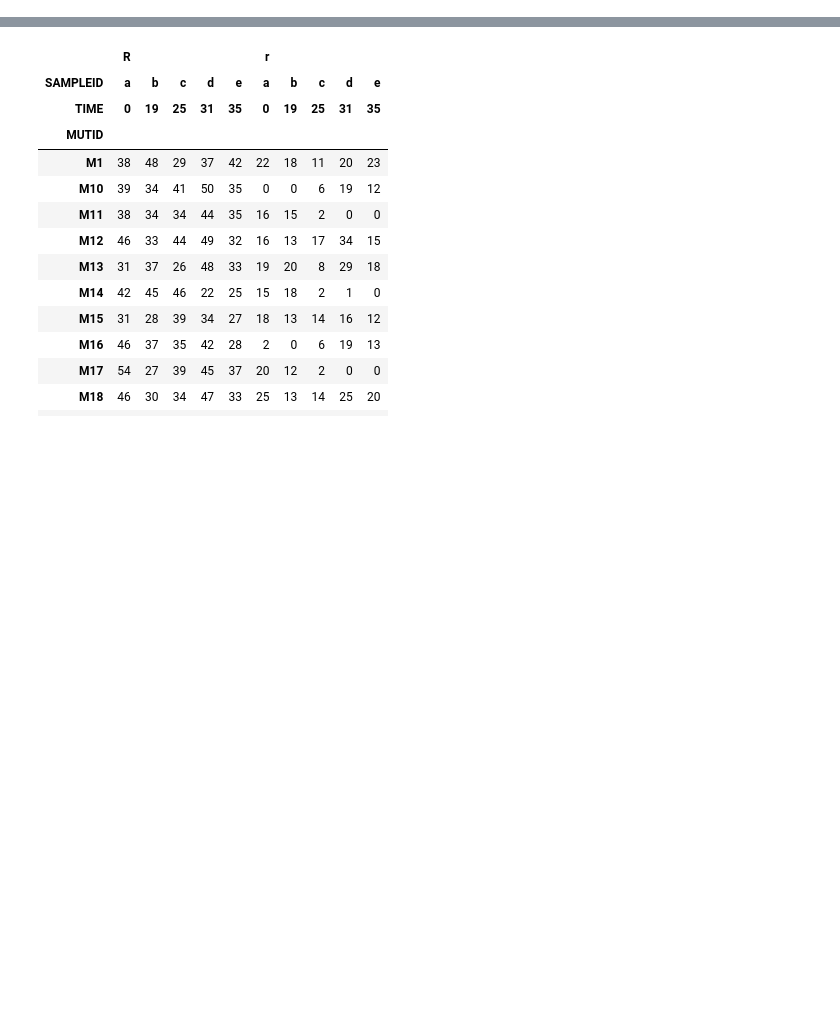
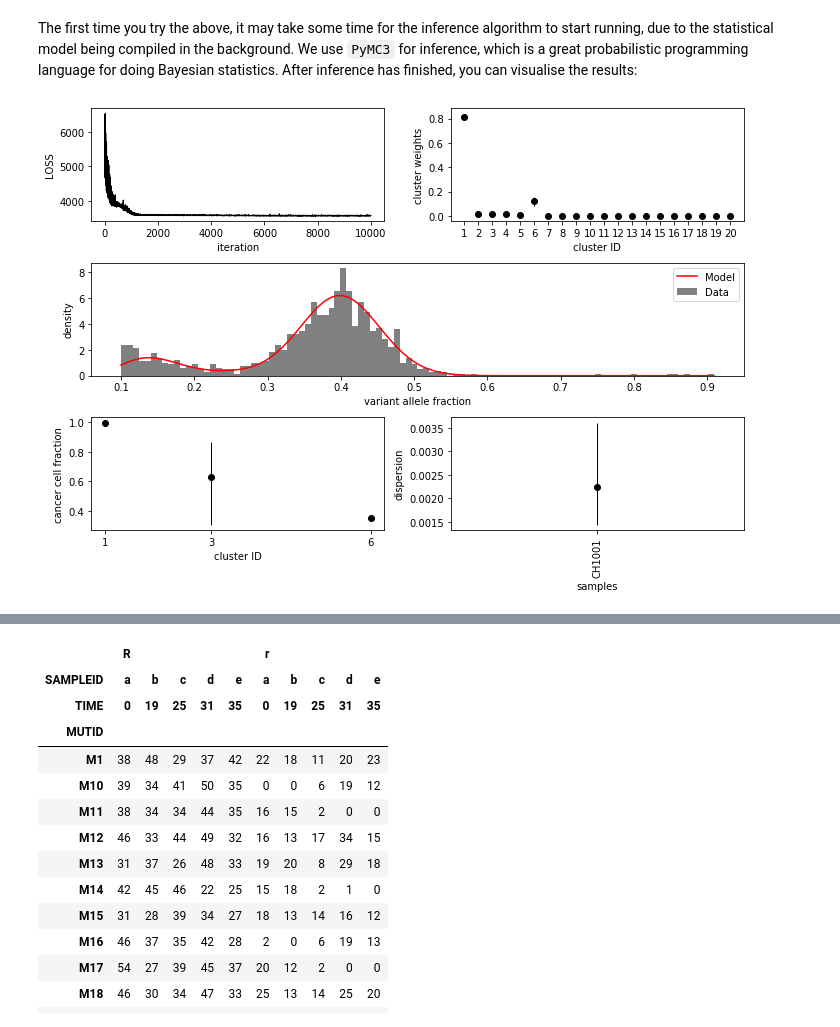
Before and after one commit to dvav/clonosGP, a Jupyter notebook: tutorial.ipynb, the cells around one changed output, grey strips where cells are left out. Cells and saved outputs as stored; diff of their text form; code cells hidden in the pictures; blank space fills up the shorter version.

```diff
--- a/tutorial.ipynb
+++ b/tutorial.ipynb
@@ -17,0 +23,3 @@ warn.filterwarnings("ignore", category=FutureWarning)   ## from Theano
+# %%
+DATA = pnd.read_csv('data/CH1001_CLL.csv')
+DATA
@@ -17,0 +52,3 @@ warn.filterwarnings("ignore", category=FutureWarning)   ## from Theano
+# %%
+pmc.tt_rng(42)    ## for reproducibility
+RES = cln.infer(DATA, pymc3_args={'niters': int(10e3)}) ## Run inference for 10K iterations
@@ -17,0 +64,6 @@ warn.filterwarnings("ignore", category=FutureWarning)   ## from Theano
+# %% [markdown]
+The first time you try the above, it may take some time for the inference algorithm to start running, due to the statistical model being compiled in the background. We use `PyMC3` for inference, which is a great probabilistic programming language for doing Bayesian statistics. After inference has finished, you can visualise the results:
+# %%
+cln.viz.plot_summary(RES, figsize=(10, 7));
+# %% [output]
+[figure, added]
```
Also changed, not shown: parts of 37 cells of this notebook, 2 other files.
